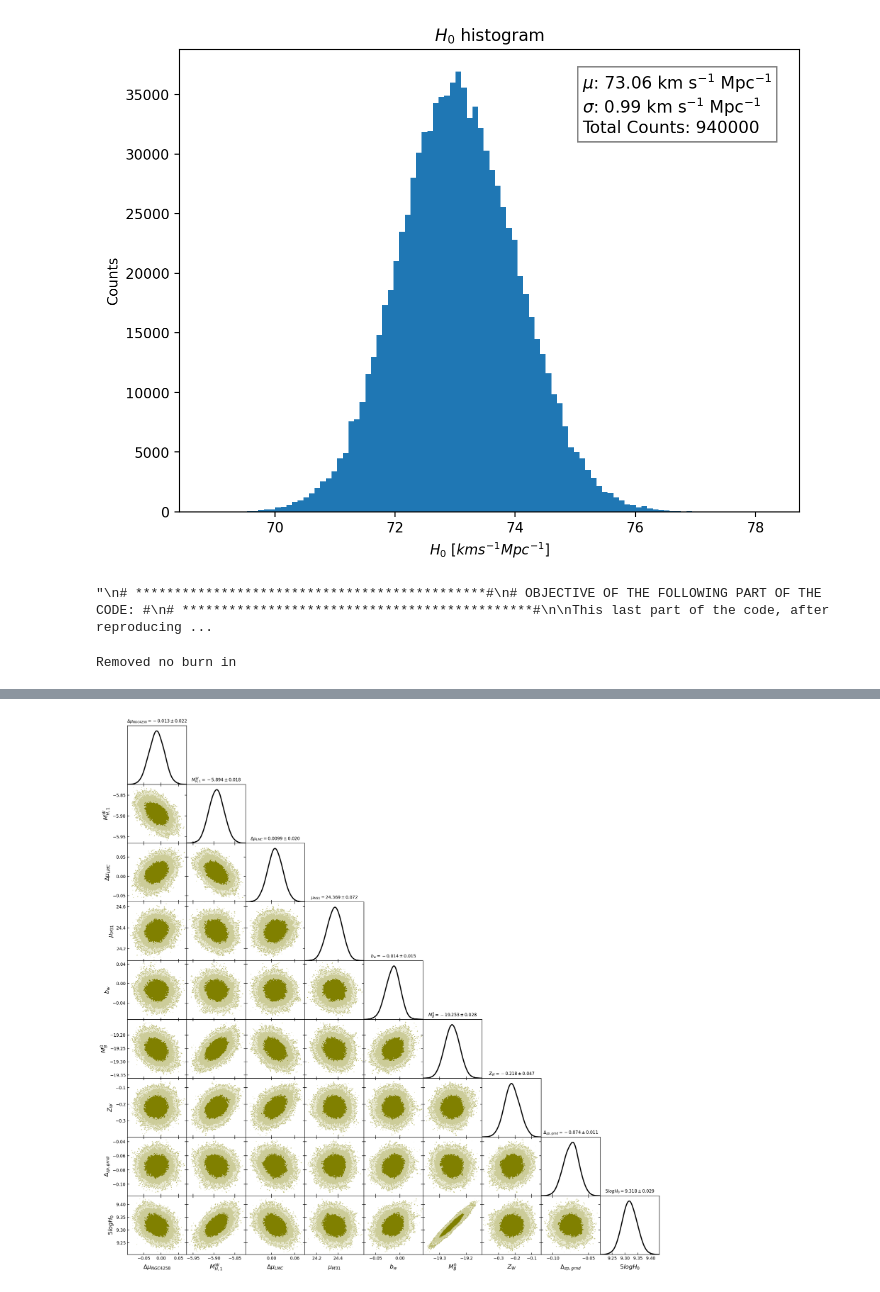
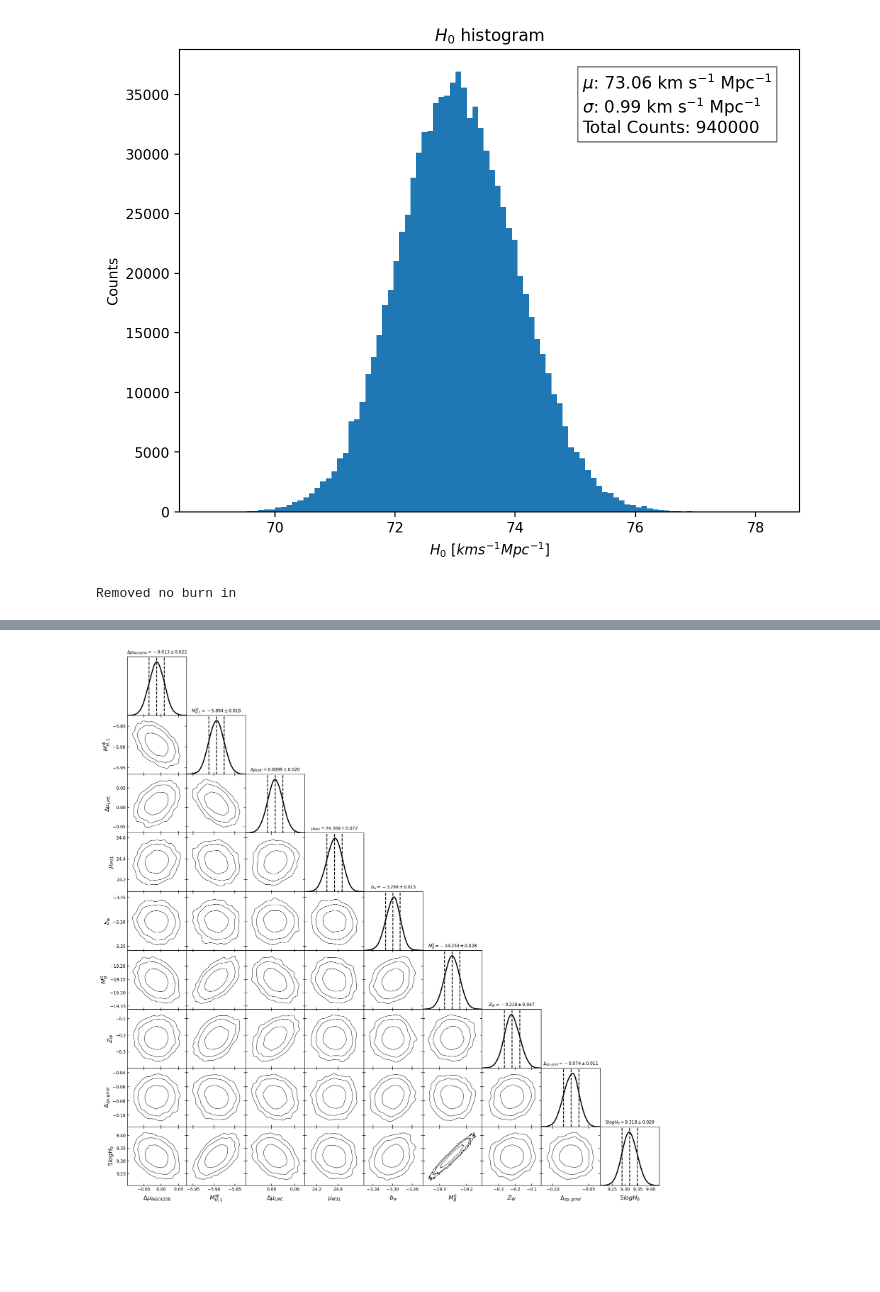
Before and after one commit to GenovaCosmology/AstroCosmoComputational, a Jupyter notebook: Students/Gabriele_Russo/ExamProject/H0mcmc.ipynb, the cells around one changed output, grey strips where cells are left out. Drawn from its saved outputs; the diff is of its cells as text; code cells hidden in the pictures; blank space fills up the shorter version.

Commit message:
Exam Project completed.

```diff
--- a/Students/Gabriele_Russo/ExamProject/H0mcmc.ipynb
+++ b/Students/Gabriele_Russo/ExamProject/H0mcmc.ipynb
@@ -72,18 +78,6 @@ plt.ylabel('Counts')
 plt.show()
 # %% [output]
 [figure]
-# %%
-'''
-# *********************************************#
-# OBJECTIVE OF THE FOLLOWING PART OF THE CODE: #
-# *********************************************#
-
-This last part of the code, after reproducing the pipeline of MCMC implemented by the SH0ES team,
-is aimed at reproducing the plot shown in Figure 14 of the article.
-The structure of the plot is freely inspired by Anna D'Ambrosio's file in FinalProject folder.
-'''
-# %% [output]
-"\n# *********************************************#\n# OBJECTIVE OF THE FOLLOWING PART OF THE CODE: #\n# *********************************************#\n\nThis last part of the code, after reproducing ...
 # %%
 # corner plot
 '''
@@ -131,21 +125,24 @@ mu_muNGC4258 = muNGC4258.mean()
 names = ["muNGC4258","MC","muLMC","muM31", "bw","MSN", "Zw","deltazp","fivelogH0"]
 labels = ["\Delta \mu_{NGC4258}","M_{H,1}^W","\Delta \mu_{LMC}","\mu_{M31}", "b_w","M_B^0", "Z_W","\Delta_{zp, grnd}","5logH_0"]
 
-samples_MCMC = getdist.mcsamples.MCSamples(samples=samples_burnin,names = names, labels = labels)
+# Modifying the samples to subtract a constant to the bw parameter
+samples_burnin_modified = samples_burnin.copy()
+samples_burnin_modified[:, :, 4] -= 3.285
 
-#g = plots.get_subplot_plotter()
+samples_MCMC = getdist.mcsamples.MCSamples(samples=samples_burnin_modified,names = names, labels = labels, settings={
+    'smooth_scale_1D': 0.3,
+    'smooth_scale_2D': 1.,
+    'num_bins': 2000
+})
+
 g = plots.getSubplotPlotter()
-#g = plots.get_subplot_plotter(subplot_size=2)
-#g.settings.figure_legend_frame = False
-#g.settings.alpha_filled_add=1.
-#g.settings.title_limit_fontsize = 12
 
 g.settings.num_plot_contours = 3
 
 g.triangle_plot(samples_MCMC,
-                filled=True,
+                filled=False,
                 line_args={'ls':'-','lw':2, 'color':'black'},
-                contour_colors=['olive'],
+                contour_colors=['black'],
                 contour_ls=['-'],
                 legend_loc='upper right',
                 title_limit=1, # first title limit (for 1D plots) is 68% by default
@@ -154,6 +151,20 @@ g.triangle_plot(samples_MCMC,
                          'M_B^0':[mu_MSN], 'Z_W':[mu_Zw], '\Delta_{zp, grnd}':[mu_deltazp],
                          '5logH_0':[mu_fivelogH0]})
 
+# Adding vertical lines to the 1D plots for mean and 1 sigma region
+def mean_and_sigma(samples):
+    mean = np.mean(samples)
+    sigma = np.std(samples)
+    return mean, sigma
+
+for i, param in enumerate(samples_MCMC.getParamNames().names):
+    samples = samples_MCMC.samples[:, i]
+    mean, sigma = mean_and_sigma(samples)
+    ax = g.subplots[i, i]  # Obtaining the 1D plot
+    ax.axvline(mean, color='black', linestyle='--', lw=1.5)
+    ax.axvline(mean - sigma, color='black', linestyle='--', lw=1.5)
+    ax.axvline(mean + sigma, color='black', linestyle='--', lw=1.5)
+
 plt.show()
 # %% [output]
 Removed no burn in
@@ -177 +171 @@ WARNING:root:fine_bins_2D not large enough for optimal density: deltazp, fivelog
-[figure, old version]
+[figure, new version]
```
Also changed, not shown: parts of 2 cells of this notebook, 3 other files.
